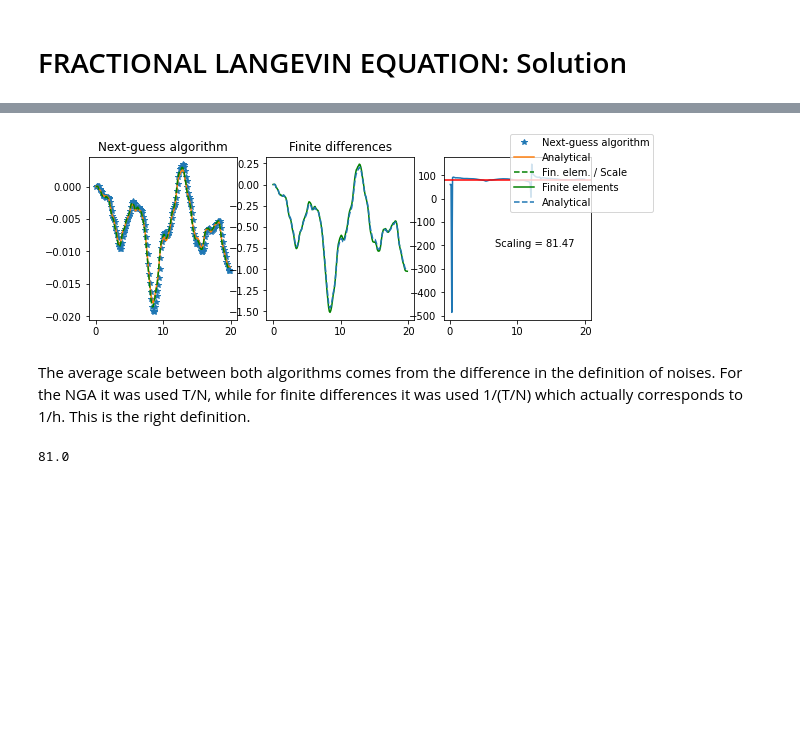
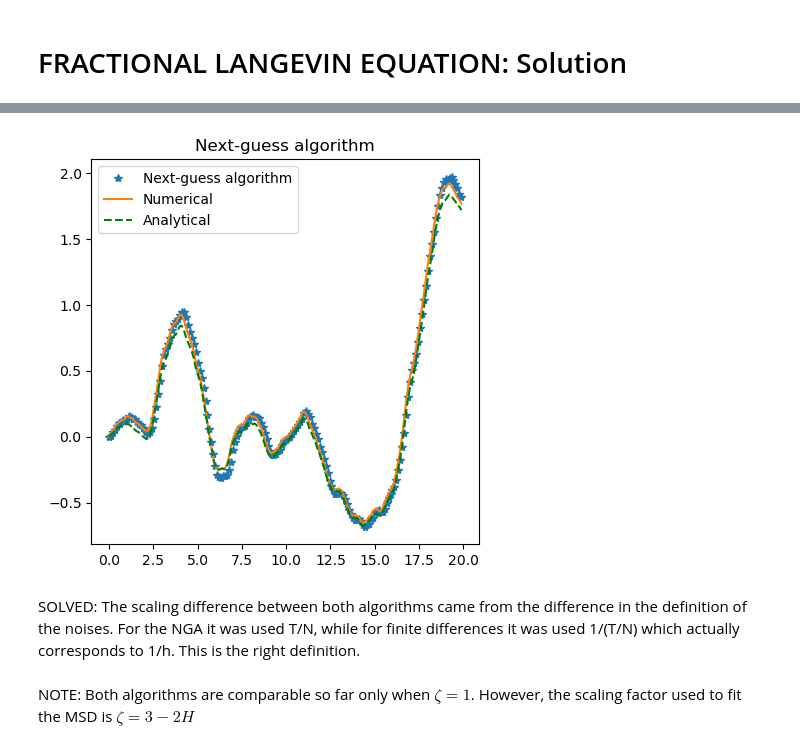
Before and after one commit to davidsantiagoquevedo/fractional-langevin-equations, a Jupyter notebook: analysis/comparison_fLe_nga_fem.ipynb, the cells around one changed output, grey strips where cells are left out. Cells and saved outputs as stored; diff of their text form; code cells hidden in the pictures; blank space fills up the shorter version.

Commit message:
feat: solved comparison between nga and fin. diff

```diff
--- a/analysis/comparison_fLe_nga_fem.ipynb
+++ b/analysis/comparison_fLe_nga_fem.ipynb
@@ -68,6 +50,0 @@ eq.solve()
-# %%
-fig, ax = plt.subplots(figsize = (10, 10))
-ax.plot(dBH.deets_t, dBH.deets_v, label = "Integral algorithm")
-ax.plot(dBH.deets_t, noise, ls = '--', label = "Reconstructed")
-ax.plot(dBH.deets_t, eq.dB_H, ls = ':', label = "Finite differences")
-ax.legend()
@@ -77,28 +51,24 @@ ax.legend()
-# %%
-scale_vect = eq.numerical/anl
-scale = round(np.mean((eq.numerical/anl)[int(0.8*N):]),2)
-
-fig, ax = plt.subplots(1,3, figsize = (9, 3))
-ax[0].plot(t, df_sol1.deets_v, ls = "", marker = "*", label = "Next-guess algorithm")
-#ax[0].plot(t, first_guess, ls = ":", marker = "", label = "First guess")
-ax[0].plot(t, anl, label = "Analytical")
-ax[0].set_title("Next-guess algorithm")
-ax[0].plot(t, eq.numerical/scale, label = "Fin. elem. / Scale", ls = "--", color = "green")
-
-ax[1].plot(t, eq.numerical, label = "Finite elements", ls = "-", color = "green")
-ax[1].plot(t, eq.analytical, label = "Analytical", ls = "--")
-ax[1].set_title("Finite differences")
-
-ax[2].plot(t, scale_vect, label = "", ls = "-")
-ax[2].axhline(y = scale, label = "", ls = "-", color = "red")
-ax[2].text(0.35, 0.5, f"Scaling = {scale}", transform=ax[2].transAxes, fontsize=10,
-        verticalalignment='top')
-fig.legend();
-# %% [output]
-[figure, removed]
+# %%
+def plot_comparison(H, N, T, id, ax):
+    nga = inspect_nga(H, N, id)
+    eq = inspect_fd(H, N, T, id)
+
+    ax.plot(nga.deets_t, nga.deets_v, ls = "", marker = "*", label = "Next-guess algorithm")
+    ax.plot(eq.t, eq.numerical, label = "Numerical")
+    ax.plot(eq.t, eq.analytical, label = "Analytical", ls = "--", color = "green")
+    ax.set_title("Next-guess algorithm")
+    ax.legend();
+# %%
+H = 0.6
+N = 180
+T = 20
+id = 15
+
+fig, ax = plt.subplots(figsize = (5, 5))
+plot_comparison(H, N, T, id, ax)
+# %% [output]
+[figure, added]
 # %% [markdown]
-The average scale between both algorithms comes from the difference in the definition of noises. For the NGA it was used T/N, while for finite differences it was used 1/(T/N) which actually corresponds to 1/h. This is the right definition.
+SOLVED: The scaling difference between both algorithms came from the difference in the definition of the noises. For the NGA it was used T/N, while for finite differences it was used 1/(T/N) which actually corresponds to 1/h. This is the right definition.
-# %%
-(eq.dB_H/noise).mean()
-# %% [output]
-81.0
+# %% [markdown]
+NOTE: Both algorithms are comparable so far only when $\zeta = 1$. However, the scaling factor used to fit the MSD is $\zeta = 3 - 2H$
```
Also changed, not shown: parts of 8 cells of this notebook.
